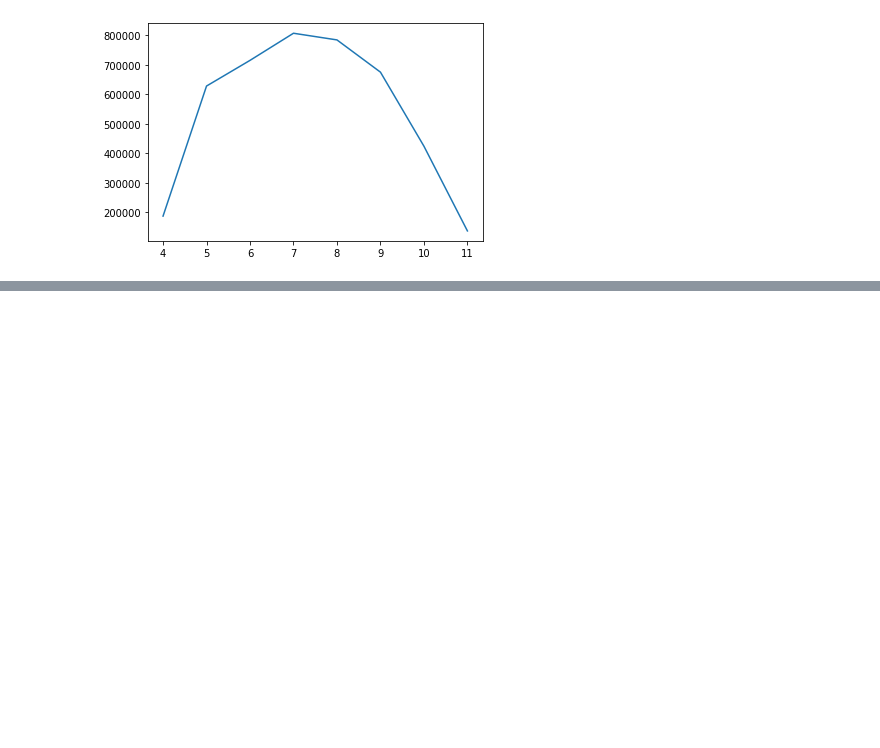
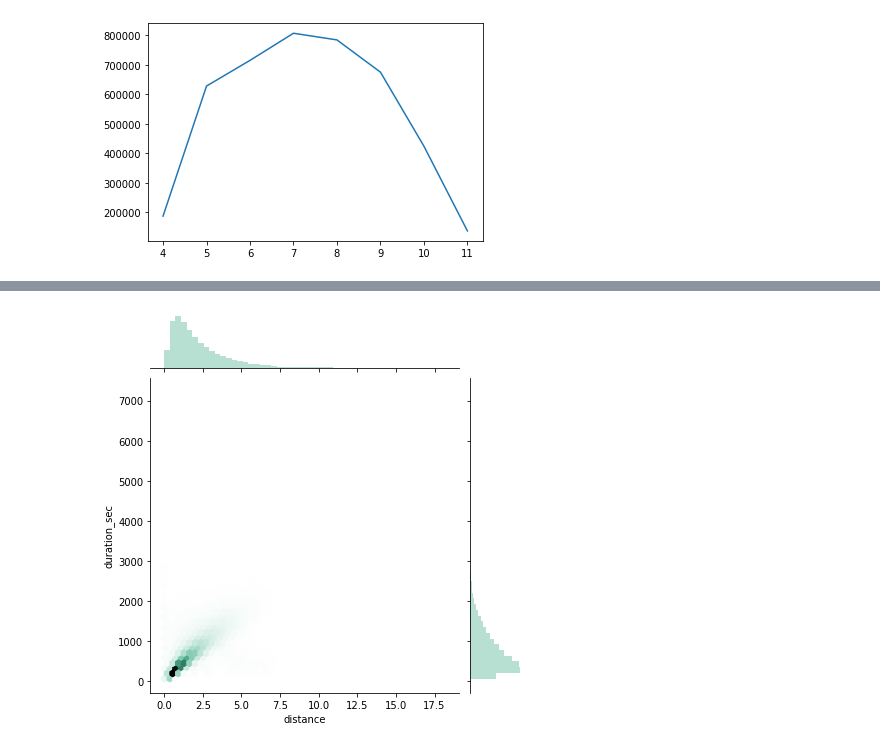
Before and after one commit to daviskia/ada-project-deep-penguin, a Jupyter notebook: BixiAnalysis.ipynb, the cells around one changed output, grey strips where cells are left out. Saved outputs shown, nothing was run; the diff lists cells and outputs as text; code cells hidden in the pictures; blank space fills up the shorter version.

Commit message:
added distance to combined set

```diff
--- a/BixiAnalysis.ipynb
+++ b/BixiAnalysis.ipynb
@@ -159,0 +175,6 @@ plt.plot(monthly.index, monthly.trips_per_month)
+# %%
+#distance vs duration for 2019 (all months)
+sns.jointplot(data19.distance, data19.duration_sec, kind='hex', color="#4CB391")
+plt.show()
+# %% [output]
+[figure, added]
```
Also changed, not shown: parts of 11 cells of this notebook.
